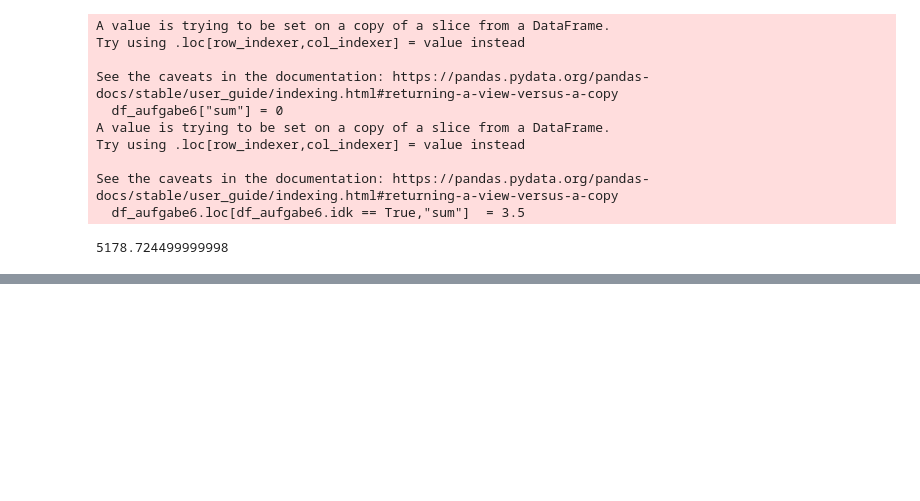
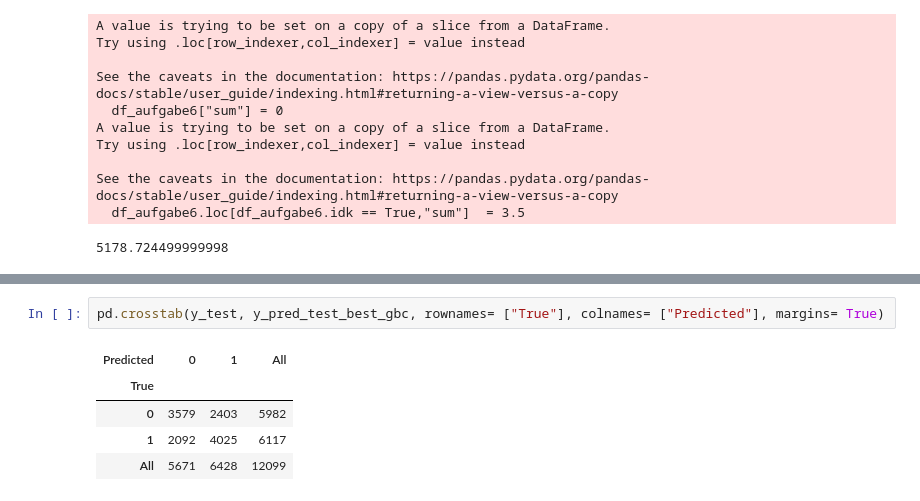
Before and after one commit to P-AEL/ML-Projekt, a Jupyter notebook: Flo/gradient_boosting.ipynb, the cells around one changed output, grey strips where cells are left out. Saved outputs shown, nothing was run; the diff lists cells and outputs as text; blank space fills up the shorter version.

```diff
--- a/Flo/gradient_boosting.ipynb
+++ b/Flo/gradient_boosting.ipynb
@@ -318,0 +341,8 @@ See the caveats in the documentation: https://pandas.pydata.org/pandas-docs/stab
+# %%
+pd.crosstab(y_test, y_pred_test_best_gbc, rownames= ["True"], colnames= ["Predicted"], margins= True)
+# %% [output]
+| Predicted | 0 | 1 | All |
+| True |  |  |  |
+| 0 | 3579 | 2403 | 5982 |
+| 1 | 2092 | 4025 | 6117 |
+| All | 5671 | 6428 | 12099 |
```
Also changed, not shown: parts of 4 cells of this notebook.
